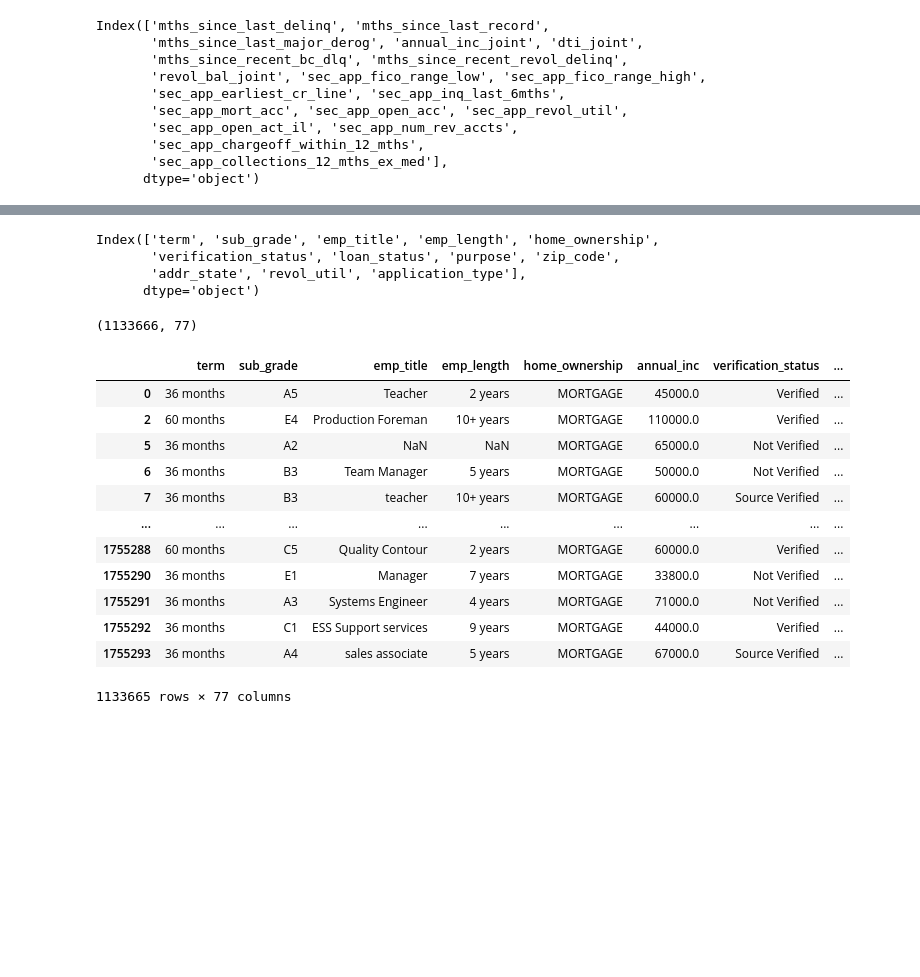
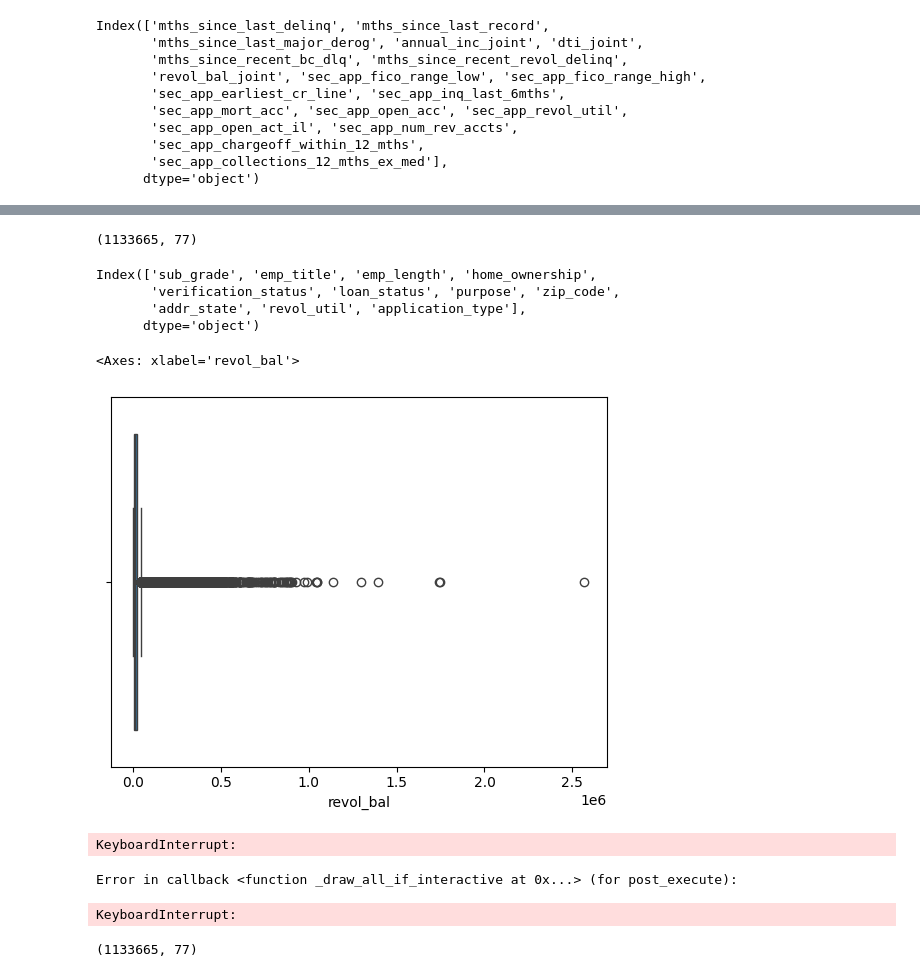
Before and after one commit to dbehdrnr0202/lending_club, a Jupyter notebook: drop_columns_preprocessing.ipynb, the cells around one changed output, grey strips where cells are left out. Drawn from its saved outputs; the diff is of its cells as text; code cells hidden in the pictures; blank space fills up the shorter version.

```diff
--- a/drop_columns_preprocessing.ipynb
+++ b/drop_columns_preprocessing.ipynb
@@ -4,5 +14,6 @@ import numpy as np
 # %%
-FOLDER_PATH = "/Users/admin/codes/jupyter_codes/data/"
+#FOLDER_PATH = "/Users/admin/codes/jupyter_codes/data/"
+FOLDER_PATH = "data/"
 # %%
 file_path = FOLDER_PATH+"lending_club_2020_train.csv"
 origin_data = pd.read_csv(file_path)
@@ -54,6 +65,8 @@ len(modified_df)
 len(modified_df.duplicated())
 # %% [output]
 1133666
+# %%
+modified_df = modified_df.dropna(subset=modified_df.columns.difference(['loan_status']),how='all')
 # %%
 # term : 36 months -> 36 으로 변환해줘야한다.
 # modified_df['term'] = modified_df['term'].astype(str).apply(delete_suffix)
@@ -95,3 +115,5 @@ def apply_to_multiple_columns(date_columns:list)->None:
+# %%
+modified_df['term'] = modified_df['term'].astype(str).apply(delete_suffix)
 # %%
 modified_df.select_dtypes('object').columns
 # %% [output]
@@ -124,27 +182,26 @@ Index(['mths_since_last_delinq', 'mths_since_last_record',
+# %%
+filtered_df.shape
+# %% [output]
+(1133665, 77)
 # %%
 filtered_df.select_dtypes('object').columns
 # %% [output]
-Index(['term', 'sub_grade', 'emp_title', 'emp_length', 'home_ownership',
+Index(['sub_grade', 'emp_title', 'emp_length', 'home_ownership',
        'verification_status', 'loan_status', 'purpose', 'zip_code',
        'addr_state', 'revol_util', 'application_type'],
       dtype='object')
+# %%
+sns.boxplot(data=filtered_df, x='revol_bal')
+# %% [output]
+<Axes: xlabel='revol_bal'>
+[figure, added]
+# %%
+sns.boxplot(data=filtered_df, x='revol_bal', y='loan_status')
+# %% [output]
+KeyboardInterrupt:
+Error in callback <function _draw_all_if_interactive at 0x...> (for post_execute):
+KeyboardInterrupt:
 # %%
 filtered_df.shape
 # %% [output]
-(1133666, 77)
+(1133665, 77)
-# %%
-filtered_df.dropna(how='all')
-# %% [output]
-|  | term | sub_grade | emp_title | emp_length | home_ownership | annual_inc | verification_status | ... |
-| 0 | 36 months | A5 | Teacher | 2 years | MORTGAGE | 45000.0 | Verified | ... |
-| 2 | 60 months | E4 | Production Foreman | 10+ years | MORTGAGE | 110000.0 | Verified | ... |
-| 5 | 36 months | A2 | NaN | NaN | MORTGAGE | 65000.0 | Not Verified | ... |
-| 6 | 36 months | B3 | Team Manager | 5 years | MORTGAGE | 50000.0 | Not Verified | ... |
-| 7 | 36 months | B3 | teacher | 10+ years | MORTGAGE | 60000.0 | Source Verified | ... |
-| ... | ... | ... | ... | ... | ... | ... | ... | ... |
-| 1755288 | 60 months | C5 | Quality Contour | 2 years | MORTGAGE | 60000.0 | Verified | ... |
-| 1755290 | 36 months | E1 | Manager | 7 years | MORTGAGE | 33800.0 | Not Verified | ... |
-| 1755291 | 36 months | A3 | Systems Engineer | 4 years | MORTGAGE | 71000.0 | Not Verified | ... |
-| 1755292 | 36 months | C1 | ESS Support services | 9 years | MORTGAGE | 44000.0 | Verified | ... |
-| 1755293 | 36 months | A4 | sales associate | 5 years | MORTGAGE | 67000.0 | Source Verified | ... |
-1133665 rows × 77 columns
```
Also changed, not shown: parts of 13 cells of this notebook.
